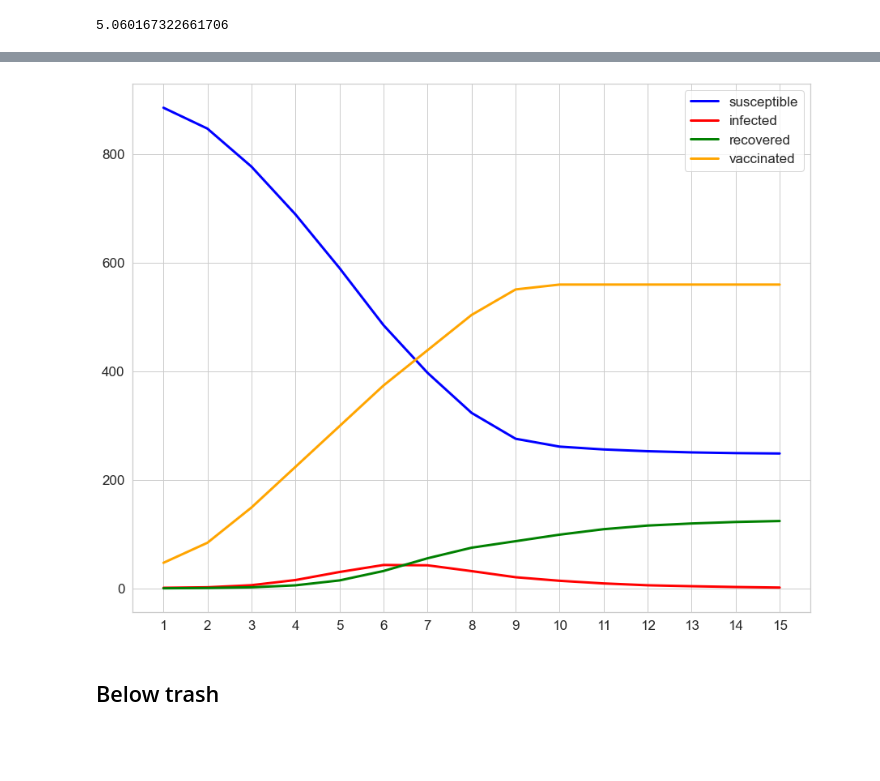
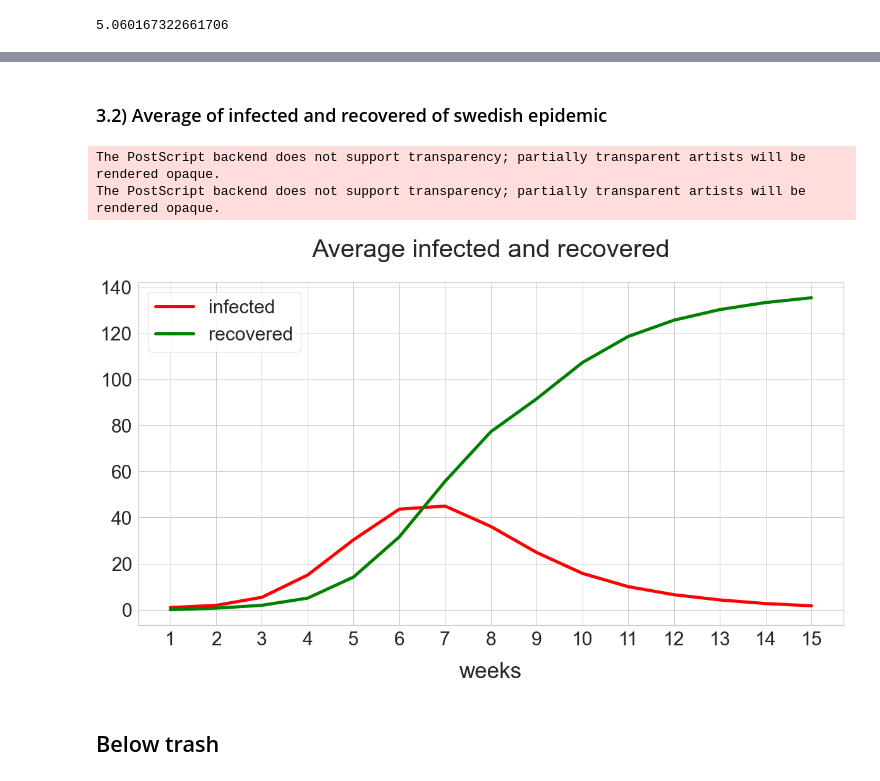
Before and after one commit to fabioeterno/Network_Homework, a Jupyter notebook: Homework3/Hw3.ipynb, the cells around one changed output, grey strips where cells are left out. Saved outputs shown, nothing was run; the diff lists cells and outputs as text; code cells hidden in the pictures; blank space fills up the shorter version.

```diff
--- a/Homework3/Hw3.ipynb
+++ b/Homework3/Hw3.ipynb
@@ -312,7 +319,6 @@ plt.show()
 # %% [markdown]
 ## Problem 1.2 - Preferential Attachment Random Graph
 # %%
-
 def create_random_graph(n=40, k=7):
     node_colors = []
     for i in range(k+1):
@@ -348,8 +354,8 @@ def create_random_graph(n=40, k=7):
         node_colors.append('orange')
 
     edge_colors = [GPA[u][v]['color'] for u,v in GPA.edges()]
-    print(edge_colors)
-    nx.draw_circular(GPA, with_labels = True, font_color='black', edge_color=edge_colors, node_color=node_colors,node_size=4000, font_size=35, width=3, arrowsize=35)
+    #print(edge_colors)
+    #nx.draw_circular(GPA, with_labels = True, font_color='black', edge_color=edge_colors, node_color=node_colors,node_size=4000, font_size=35, width=3, arrowsize=35)
     deg_PA = [d for n, d in GPA.degree()]
     #print()
     #print("number of nodes: ", len(GPA))
@@ -572,38 +819,34 @@ print(rmse)
+# %% [markdown]
+### 3.2) Average of infected and recovered of swedish epidemic
 # %%
-vax_campaign = [0, 5, 9, 16, 24, 32, 40, 47, 54, 59, 60, 60, 60, 60, 60, 60, 60]
-RG = create_random_graph(934, 21)
-(avg_susceptible, avg_infected, avg_recovered, avg_new_infection,
- avg_vaccinated, avg_new_vaccinated) = simulate_epidemics(RG,n_infected=1,
-                                                          beta=0.089872, rho=0.71712,
-                                                          n_weeks=15, n_simulation=100,
-                                                          flg_vaccine = True,
-                                                          vax_campaign = vax_campaign)
+fig, (ax1)= plt.subplots(1,1,figsize=(20,10))
+x = list(np.arange(1, 16))
 
-fig, ax1= plt.subplots(1,1,figsize=(15,12))
-x = list(np.arange(1, 16))
+ax1.set_xlabel("weeks", fontsize=35)
 ax1.set_xticks(x)
 
 
-ax1.plot(x, avg_susceptible, label="susceptible", color = 'blue'
-         , linewidth=3)
+#ax1.plot(x, avg_susceptible, label="susceptible", color = 'blue', linewidth=3)
 
-ax1.plot(x, avg_infected, label="infected", color = 'red'
-         , linewidth=3)
+ax1.plot(x, avg_infected, label="infected", color = 'red', linewidth=5)
 
-ax1.plot(x, avg_recovered, label="recovered", color = 'green'
-         , linewidth=3)
+ax1.plot(x, avg_recovered, label="recovered", color = 'green', linewidth=5)
 
-ax1.plot(x, avg_vaccinated, label="vaccinated", color = 'orange'
-         , linewidth=3)
+ax1.set_title("Average infected and recovered", fontsize=40, pad=40)
+
+ax1.xaxis.labelpad = 20
 
 
-ax1.tick_params(axis='x', labelsize=17)
-ax1.tick_params(axis='y', labelsize=17)
-ax1.legend(fontsize=17)
+ax1.tick_params(axis='x', labelsize=30)
+ax1.tick_params(axis='y', labelsize=30)
+ax1.legend(fontsize=30)
 
+plt.savefig('14_infected_recovered.eps', bbox_inches='tight', format='eps')
 plt.show()
 # %% [output]
+The PostScript backend does not support transparency; partially transparent artists will be rendered opaque.
+The PostScript backend does not support transparency; partially transparent artists will be rendered opaque.
-[figure, old version]
+[figure, new version]
 # %% [markdown]
 ## Below trash
 # %% [raw]
```
Also changed, not shown: parts of 27 cells of this notebook.
